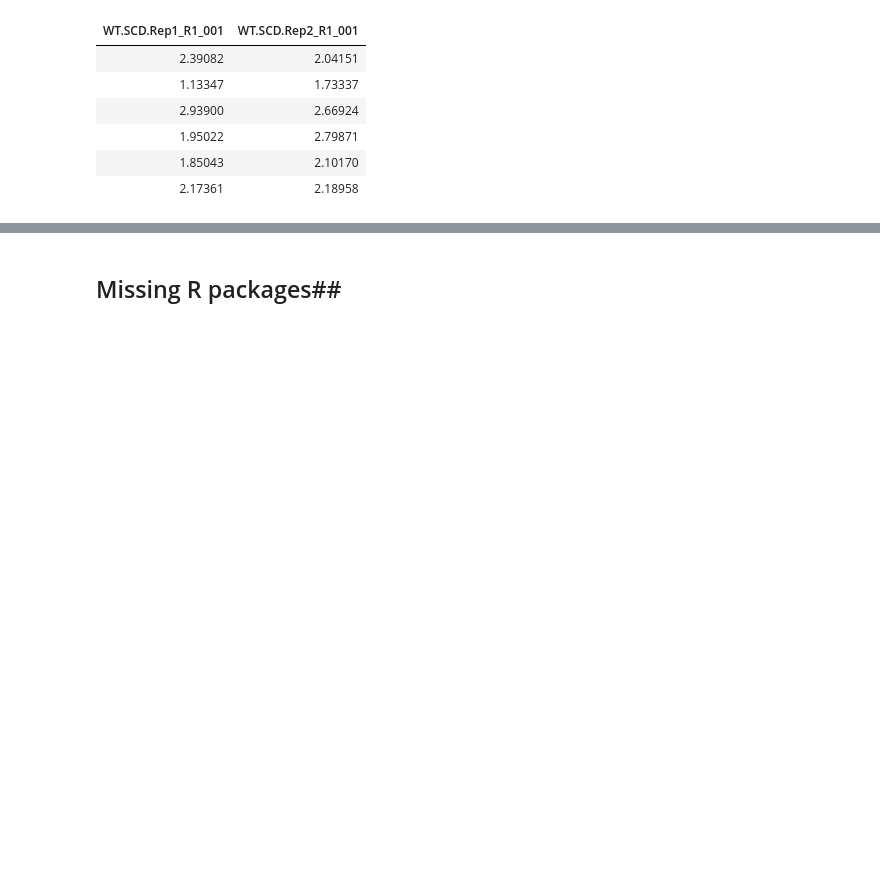
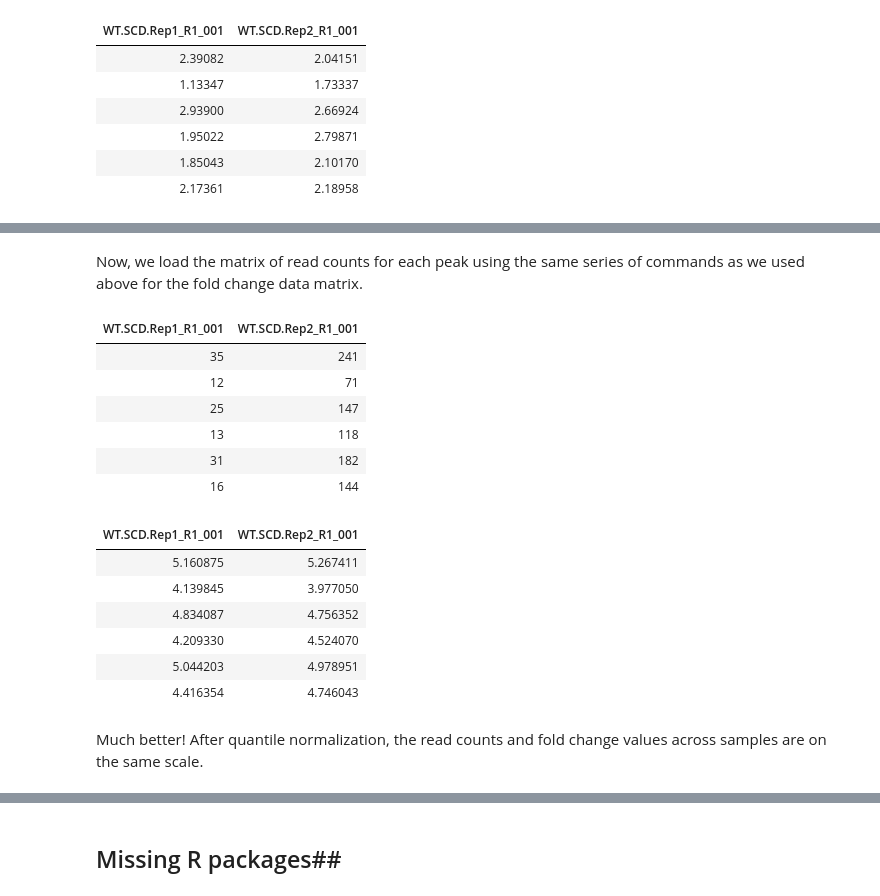
Before and after one commit to kundajelab/training_camp, a Jupyter notebook: workflow_notebooks/3.1 Clustering analysis and PCA.ipynb, the cells around one changed output, grey strips where cells are left out. Drawn from its saved outputs; the diff is of its cells as text; code cells hidden in the pictures; blank space fills up the shorter version.

Commit message:
updates across multiple notebooks

```diff
--- a/workflow_notebooks/3.1 Clustering analysis and PCA.ipynb
+++ b/workflow_notebooks/3.1 Clustering analysis and PCA.ipynb
@@ -74,3 +64,37 @@ head(pval_data_matrix)
+# %% [markdown]
+Now, we load the matrix of read counts for each peak using the same series of commands as we used above for the fold change data matrix.
+# %%
+#load the read count matrix
+count_data=read.table("all.readcount.txt",header=TRUE)
+#remove the columns we will not use
+count_data$Chrom=NULL
+count_data$Start=NULL
+count_data$End=NULL
+rownames(count_data)=count_data$ID
+count_data$ID=NULL
+head(count_data)
+
+#quantile normalize
+count_data_matrix=normalize.quantiles(data.matrix(asinh(count_data)))
+colnames(count_data_matrix)=names(count_data)
+head(count_data_matrix)
+# %% [output]
+| WT.SCD.Rep1_R1_001 | WT.SCD.Rep2_R1_001 |
+| 35 | 241 |
+| 12 | 71 |
+| 25 | 147 |
+| 13 | 118 |
+| 31 | 182 |
+| 16 | 144 |
+| WT.SCD.Rep1_R1_001 | WT.SCD.Rep2_R1_001 |
+| 5.160875 | 5.267411 |
+| 4.139845 | 3.977050 |
+| 4.834087 | 4.756352 |
+| 4.209330 | 4.524070 |
+| 5.044203 | 4.978951 |
+| 4.416354 | 4.746043 |
+# %% [markdown]
+Much better! After quantile normalization, the read counts and fold change values across samples are on the same scale.
 # %% [markdown]
 In this tutorial we will focus on the clustering and PCA analysis steps of the pipeline:
 ![Analysis pipeline](images/part3.png)
```
Also changed, not shown: parts of 27 cells of this notebook, 5 other files.
